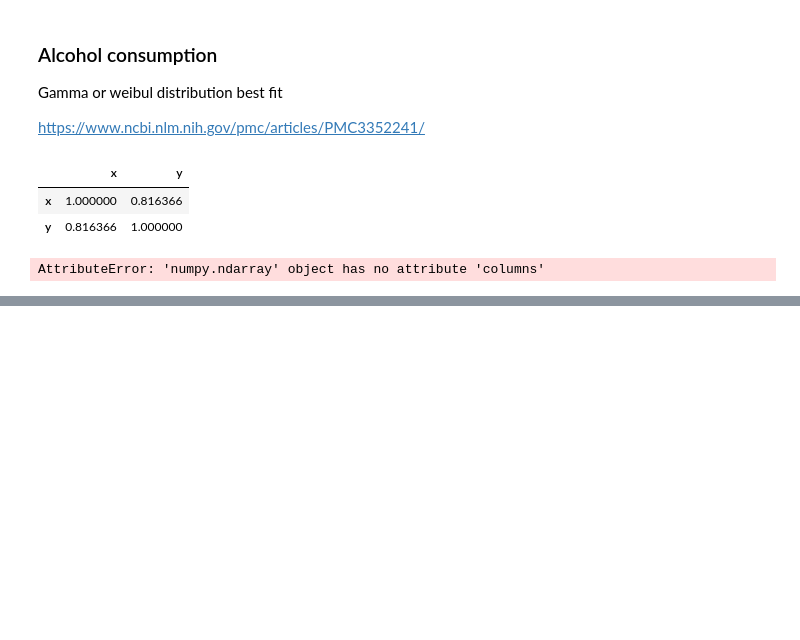
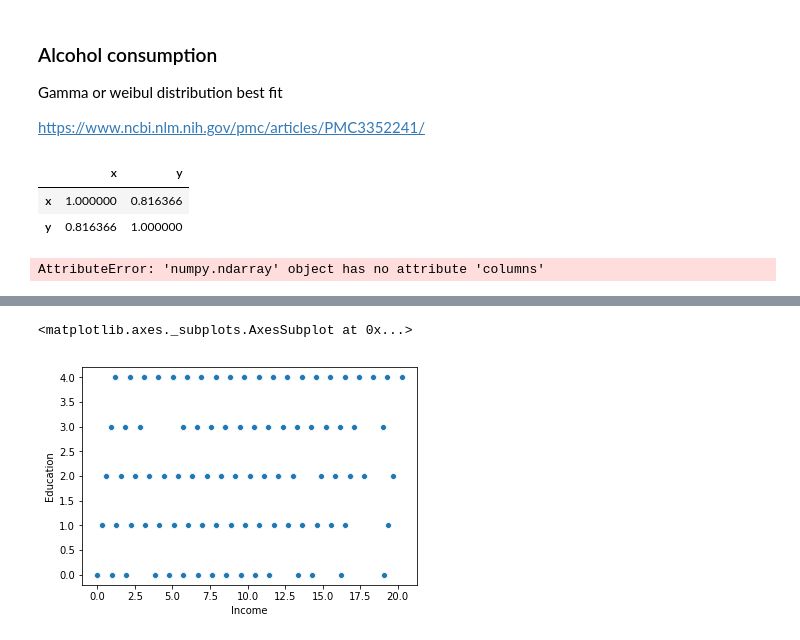
Before and after one commit to dermotkel/programming-project, a Jupyter notebook: Programming Project.ipynb, the cells around one changed output, grey strips where cells are left out. Saved outputs shown, nothing was run; the diff lists cells and outputs as text; code cells hidden in the pictures; blank space fills up the shorter version.

```diff
--- a/Programming Project.ipynb
+++ b/Programming Project.ipynb
@@ -147,2 +231,2 @@ np.random.choice(21, 500, p=probs)
 # %%
-fin = pd.DataFrame({"Income": np.random.choice(21, 500, p=probs), "weight": np.random.normal(27.5, 4.9, 500)})
+fin = pd.DataFrame({"Education": np.random.choice(5, 500, p=pr), "Education1": np.random.choice(5, 500, p=pr)})
@@ -151,8 +285,6 @@ fin
-# %%
-fin = pd.DataFrame({"Income": np.random.choice(21, 500, p=probs), "weight": np.random.normal(27.5, 4.9, 500)})
 # %%
-corr_mat = np.array([[1.0, 0.816],
-                    [0.816, 1.0]])
+corr_mat = np.array([[1, 0.3],
+                    [0.3, 1]])
 # %%
 upper_chol = cholesky(corr_mat)
 
@@ -161,0 +292,3 @@ ans
+# %%
+ans.columns = ['Education', 'Income']
+ans
@@ -162,2 +314,5 @@ ans
 # %%
-sns.scatterplot(x="Income", y="weight", data=fin)
+sns.scatterplot(x="Income", y="Education", data=ans)
+# %% [output]
+<matplotlib.axes._subplots.AxesSubplot at 0x...>
+[figure, added]
```
Also changed, not shown: parts of 19 cells of this notebook.
